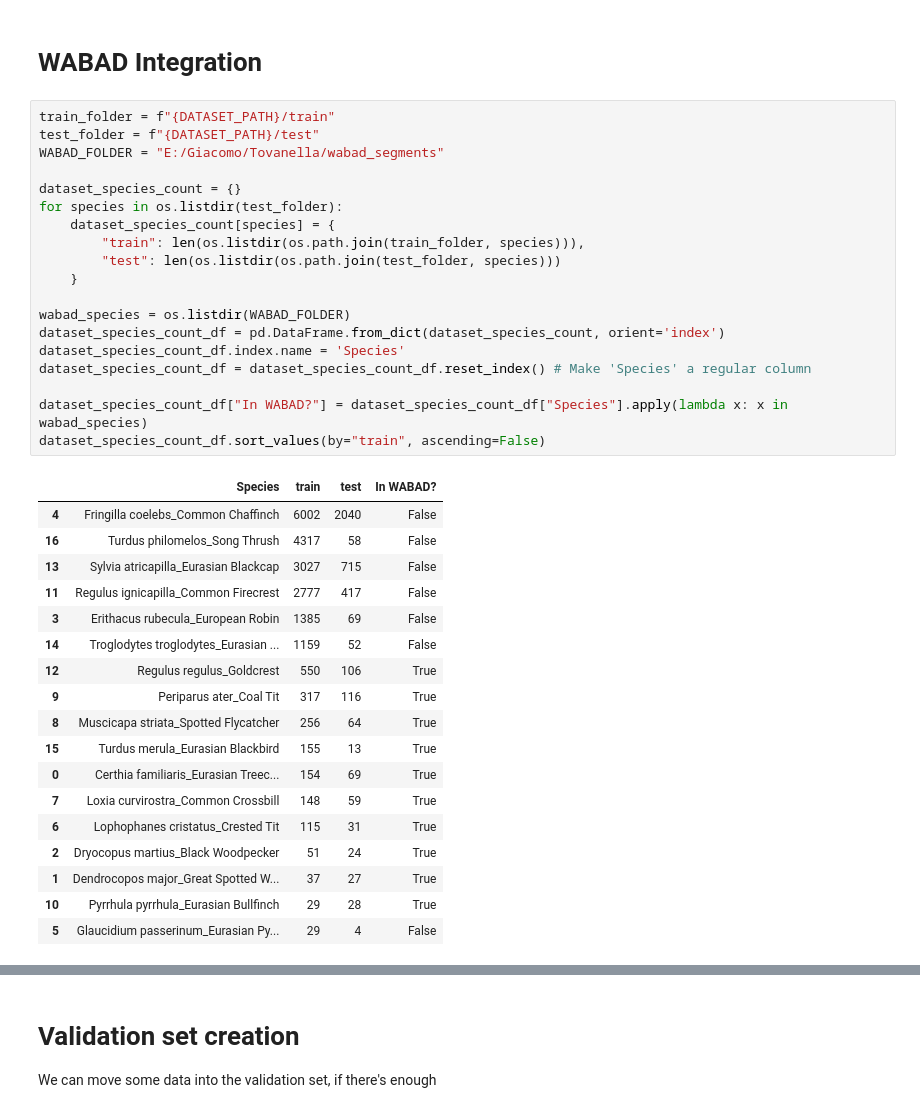
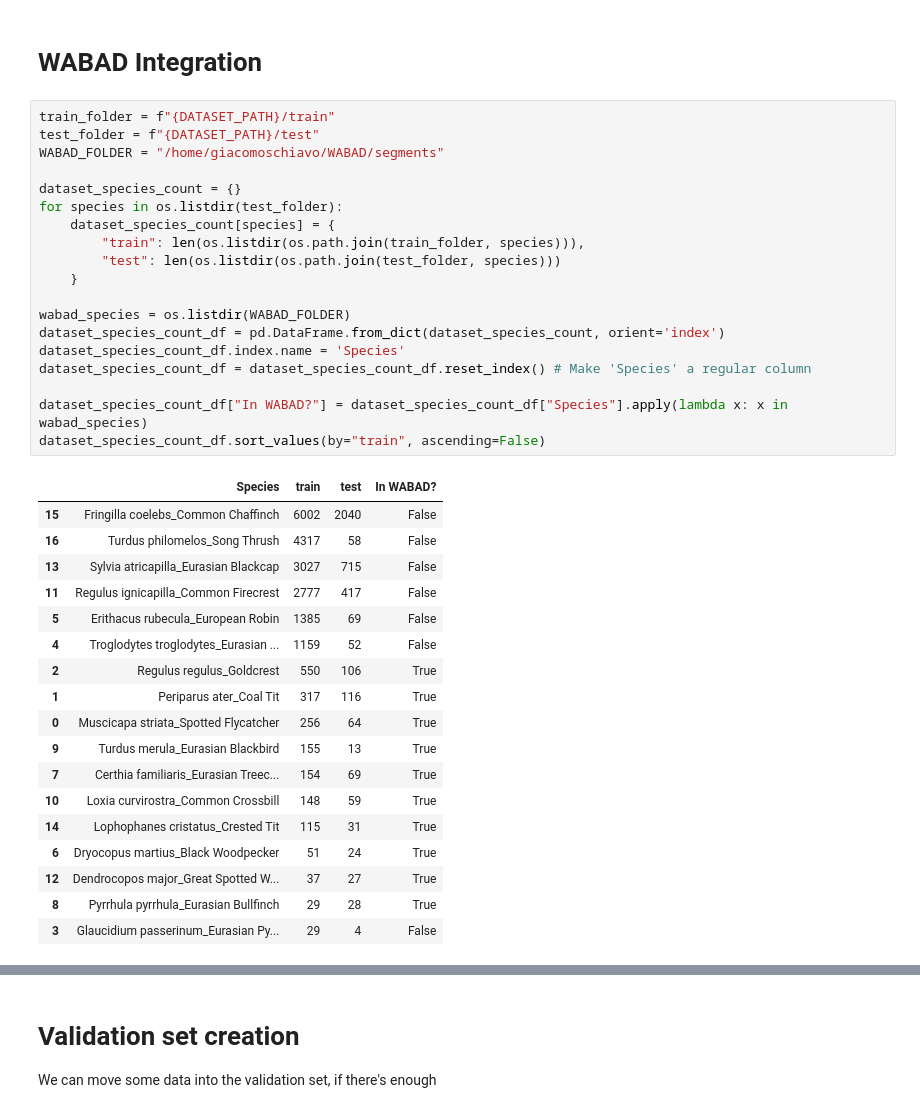
Before and after one commit to giacomoschiavo/finetuning-BirdNET, a Jupyter notebook: 2_data_preprocessing.ipynb, the cells around one changed output, grey strips where cells are left out. Drawn from its saved outputs; the diff is of its cells as text.

```diff
--- a/2_data_preprocessing.ipynb
+++ b/2_data_preprocessing.ipynb
@@ -166,39 +166,39 @@ for species in os.listdir(train_folder):
 # %%
 train_folder = f"{DATASET_PATH}/train"
 test_folder = f"{DATASET_PATH}/test"
-WABAD_FOLDER = "E:/Giacomo/Tovanella/wabad_segments"
+WABAD_FOLDER = "/home/giacomoschiavo/WABAD/segments"
 
 dataset_species_count = {}
 for species in os.listdir(test_folder):
     dataset_species_count[species] = {
         "train": len(os.listdir(os.path.join(train_folder, species))),
         "test": len(os.listdir(os.path.join(test_folder, species)))
     }
 
 wabad_species = os.listdir(WABAD_FOLDER)
 dataset_species_count_df = pd.DataFrame.from_dict(dataset_species_count, orient='index')
 dataset_species_count_df.index.name = 'Species'
 dataset_species_count_df = dataset_species_count_df.reset_index() # Make 'Species' a regular column
 
 dataset_species_count_df["In WABAD?"] = dataset_species_count_df["Species"].apply(lambda x: x in wabad_species)
 dataset_species_count_df.sort_values(by="train", ascending=False)
 # %% [output]
 |  | Species | train | test | In WABAD? |
-| 4 | Fringilla coelebs_Common Chaffinch | 6002 | 2040 | False |
+| 15 | Fringilla coelebs_Common Chaffinch | 6002 | 2040 | False |
 | 16 | Turdus philomelos_Song Thrush | 4317 | 58 | False |
 | 13 | Sylvia atricapilla_Eurasian Blackcap | 3027 | 715 | False |
 | 11 | Regulus ignicapilla_Common Firecrest | 2777 | 417 | False |
-| 3 | Erithacus rubecula_European Robin | 1385 | 69 | False |
-| 14 | Troglodytes troglodytes_Eurasian ... | 1159 | 52 | False |
-| 12 | Regulus regulus_Goldcrest | 550 | 106 | True |
-| 9 | Periparus ater_Coal Tit | 317 | 116 | True |
-| 8 | Muscicapa striata_Spotted Flycatcher | 256 | 64 | True |
-| 15 | Turdus merula_Eurasian Blackbird | 155 | 13 | True |
-| 0 | Certhia familiaris_Eurasian Treec... | 154 | 69 | True |
-| 7 | Loxia curvirostra_Common Crossbill | 148 | 59 | True |
-| 6 | Lophophanes cristatus_Crested Tit | 115 | 31 | True |
-| 2 | Dryocopus martius_Black Woodpecker | 51 | 24 | True |
-| 1 | Dendrocopos major_Great Spotted W... | 37 | 27 | True |
-| 10 | Pyrrhula pyrrhula_Eurasian Bullfinch | 29 | 28 | True |
-| 5 | Glaucidium passerinum_Eurasian Py... | 29 | 4 | False |
+| 5 | Erithacus rubecula_European Robin | 1385 | 69 | False |
+| 4 | Troglodytes troglodytes_Eurasian ... | 1159 | 52 | False |
+| 2 | Regulus regulus_Goldcrest | 550 | 106 | True |
+| 1 | Periparus ater_Coal Tit | 317 | 116 | True |
+| 0 | Muscicapa striata_Spotted Flycatcher | 256 | 64 | True |
+| 9 | Turdus merula_Eurasian Blackbird | 155 | 13 | True |
+| 7 | Certhia familiaris_Eurasian Treec... | 154 | 69 | True |
+| 10 | Loxia curvirostra_Common Crossbill | 148 | 59 | True |
+| 14 | Lophophanes cristatus_Crested Tit | 115 | 31 | True |
+| 6 | Dryocopus martius_Black Woodpecker | 51 | 24 | True |
+| 12 | Dendrocopos major_Great Spotted W... | 37 | 27 | True |
+| 8 | Pyrrhula pyrrhula_Eurasian Bullfinch | 29 | 28 | True |
+| 3 | Glaucidium passerinum_Eurasian Py... | 29 | 4 | False |
 # %%
```
Also changed, not shown: parts of 2 cells of this notebook, 11 other files.
